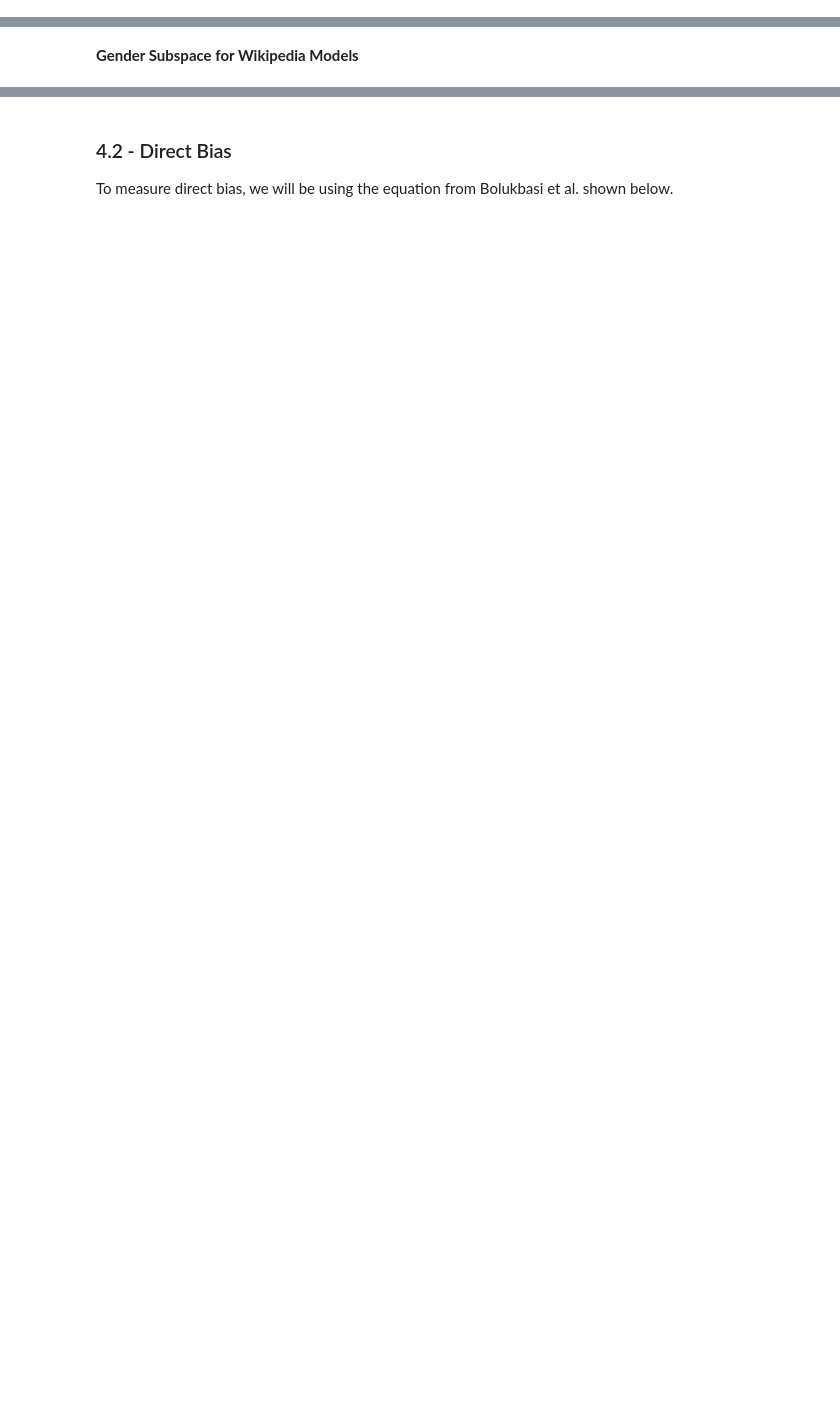
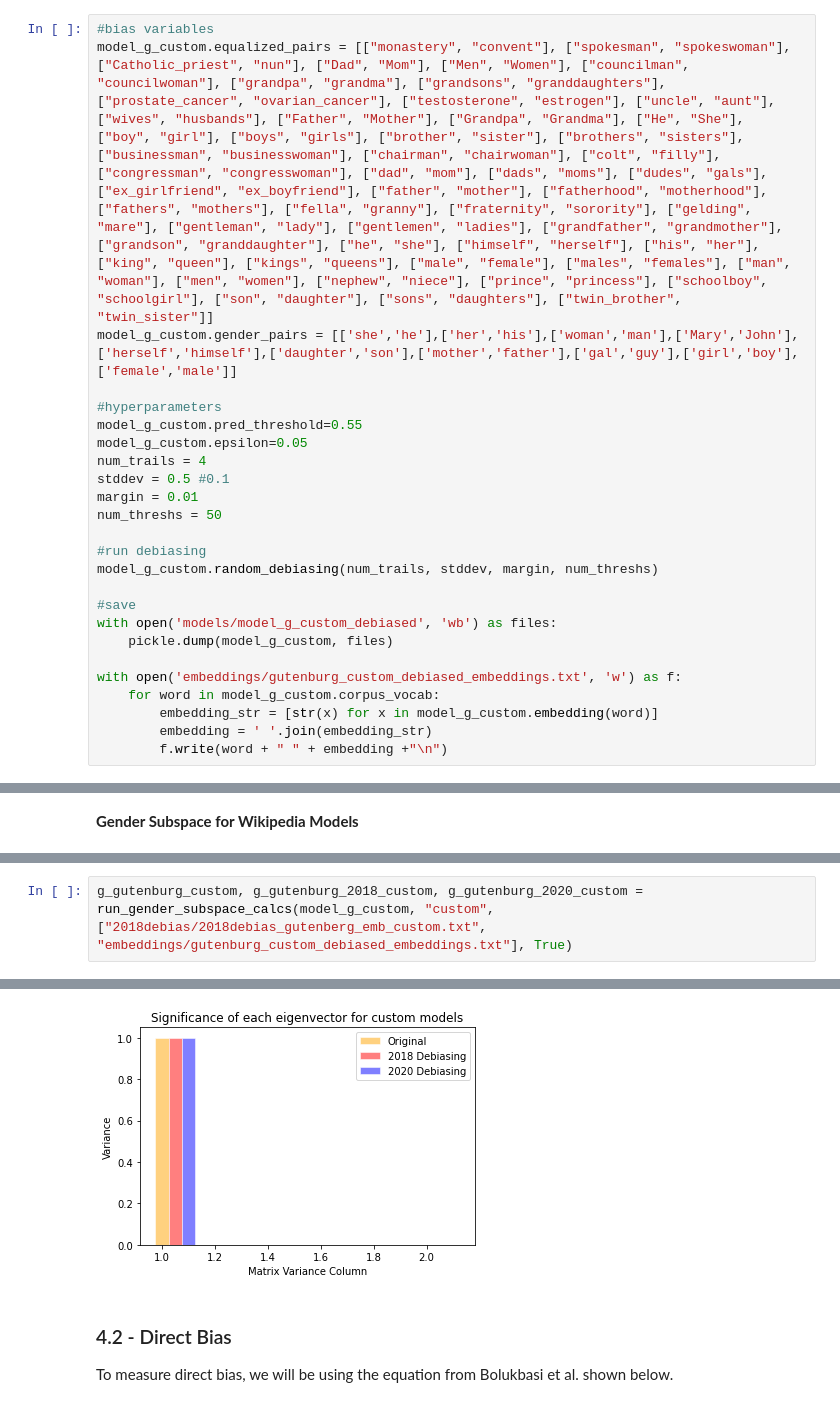
Before and after one commit to JasmineZhangxyz/genderDebiasing, a Jupyter notebook: Exploring_Gender_Biases_in_Word2Vec.ipynb, the cells around one changed output, grey strips where cells are left out. Saved outputs shown, nothing was run; the diff lists cells and outputs as text; blank space fills up the shorter version.

```diff
--- a/Exploring_Gender_Biases_in_Word2Vec.ipynb
+++ b/Exploring_Gender_Biases_in_Word2Vec.ipynb
@@ -186,0 +183,25 @@ with open('embeddings/wikipedia_custom_embeddings.txt', 'w') as f:
+# %%
+#bias variables
+model_g_custom.equalized_pairs = [["monastery", "convent"], ["spokesman", "spokeswoman"], ["Catholic_priest", "nun"], ["Dad", "Mom"], ["Men", "Women"], ["councilman", "councilwoman"], ["grandpa", "grandma"], ["grandsons", "granddaughters"], ["prostate_cancer", "ovarian_cancer"], ["testosterone", "estrogen"], ["uncle", "aunt"], ["wives", "husbands"], ["Father", "Mother"], ["Grandpa", "Grandma"], ["He", "She"], ["boy", "girl"], ["boys", "girls"], ["brother", "sister"], ["brothers", "sisters"], ["businessman", "businesswoman"], ["chairman", "chairwoman"], ["colt", "filly"], ["congressman", "congresswoman"], ["dad", "mom"], ["dads", "moms"], ["dudes", "gals"], ["ex_girlfriend", "ex_boyfriend"], ["father", "mother"], ["fatherhood", "motherhood"], ["fathers", "mothers"], ["fella", "granny"], ["fraternity", "sorority"], ["gelding", "mare"], ["gentleman", "lady"], ["gentlemen", "ladies"], ["grandfather", "grandmother"], ["grandson", "granddaughter"], ["he", "she"], ["himself", "herself"], ["his", "her"], ["king", "queen"], ["kings", "queens"], ["male", "female"], ["males", "females"], ["man", "woman"], ["men", "women"], ["nephew", "niece"], ["prince", "princess"], ["schoolboy", "schoolgirl"], ["son", "daughter"], ["sons", "daughters"], ["twin_brother", "twin_sister"]]
+model_g_custom.gender_pairs = [['she','he'],['her','his'],['woman','man'],['Mary','John'],['herself','himself'],['daughter','son'],['mother','father'],['gal','guy'],['girl','boy'],['female','male']]
+
+#hyperparameters
+model_g_custom.pred_threshold=0.55
+model_g_custom.epsilon=0.05
+num_trails = 4
+stddev = 0.5 #0.1
+margin = 0.01
+num_threshs = 50
+
+#run debiasing
+model_g_custom.random_debiasing(num_trails, stddev, margin, num_threshs)
+
+#save
+with open('models/model_g_custom_debiased', 'wb') as files:
+    pickle.dump(model_g_custom, files)
+
+with open('embeddings/gutenburg_custom_debiased_embeddings.txt', 'w') as f:
+    for word in model_g_custom.corpus_vocab:
+        embedding_str = [str(x) for x in model_g_custom.embedding(word)]
+        embedding = ' '.join(embedding_str)
+        f.write(word + " " + embedding +"\n")
@@ -385,0 +471,3 @@ FileNotFoundError: [Errno 2] No such file or directory: 'models/model_w.wv.vecto
+# %%
+g_gutenburg_custom, g_gutenburg_2018_custom, g_gutenburg_2020_custom = run_gender_subspace_calcs(model_g_custom, "custom", ["2018debias/2018debias_gutenberg_emb_custom.txt", "embeddings/gutenburg_custom_debiased_embeddings.txt"], True)
+# %% [output]
@@ -386,3 +486,4 @@ FileNotFoundError: [Errno 2] No such file or directory: 'models/model_w.wv.vecto
+[figure, added]
 # %% [markdown]
 ### 4.2 - Direct Bias
 
```
Also changed, not shown: parts of 36 cells of this notebook, 11 other files.
